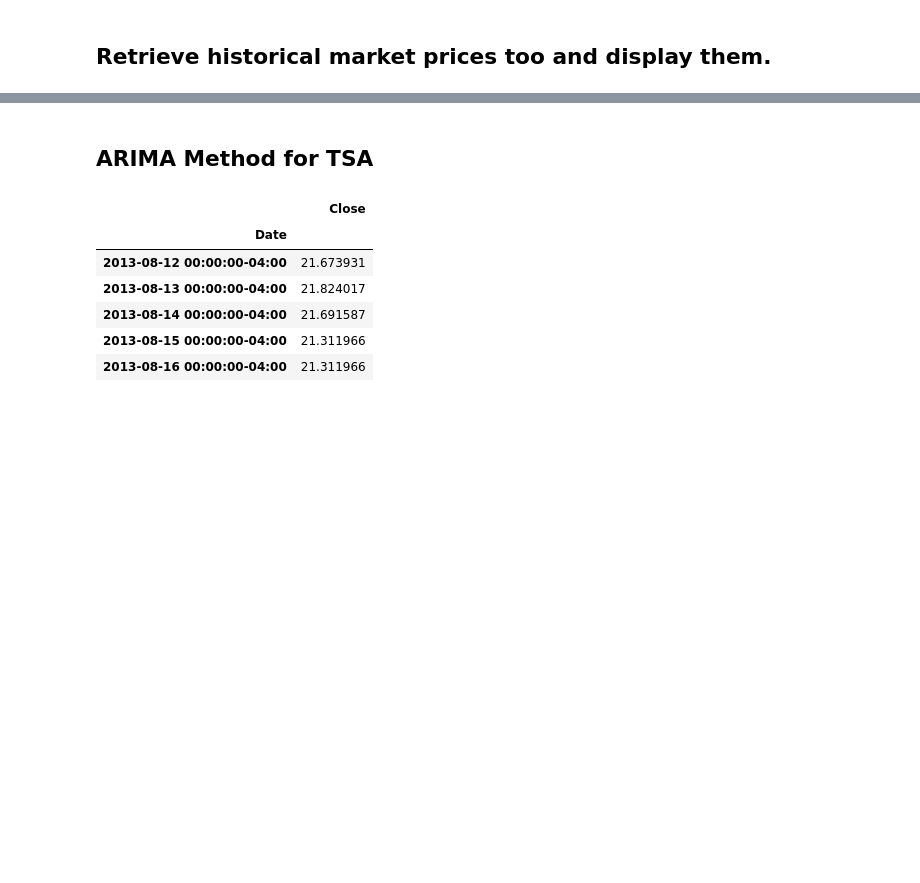
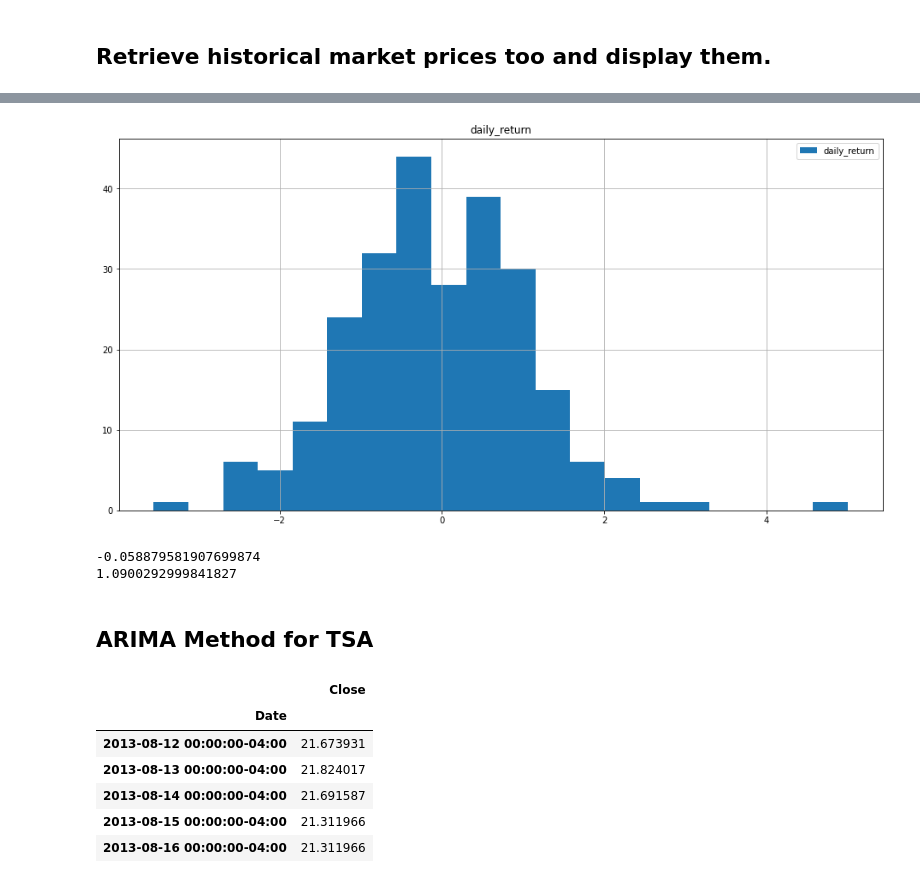
Before and after one commit to obeabi/Stocks_TSA, a Jupyter notebook: YahooFinance.ipynb, the cells around one changed output, grey strips where cells are left out. Saved outputs shown, nothing was run; the diff lists cells and outputs as text; code cells hidden in the pictures; blank space fills up the shorter version.

```diff
--- a/YahooFinance.ipynb
+++ b/YahooFinance.ipynb
@@ -165,0 +175,4 @@ plt.show()
+# %%
+# Calculate average daily return ofstock in basis point units
+df2['daily_return'] = 100*((df2['Close'] - df2['Open'])/ df2['Open'])
+df2.head()
@@ -166,3 +192,14 @@ plt.show()
+# %%
+df2.hist(column = 'daily_return', bins = 20, legend = True)
+plt.show()
+# %% [output]
+[figure, added]
+# %%
+print(df2['daily_return'].mean())
+print(df2['daily_return'].std(skipna = True, ddof = 1))
+# %% [output]
+-0.058879581907699874
+1.0900292999841827
 # %% [markdown]
 ## ARIMA Method for TSA
 # %%
```
Also changed, not shown: parts of 9 cells of this notebook.
